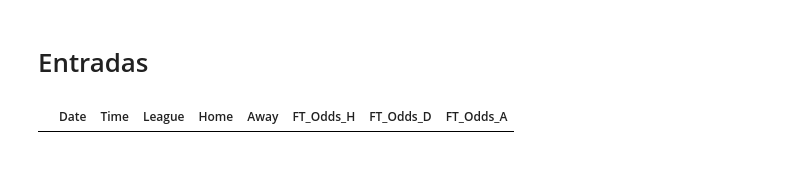
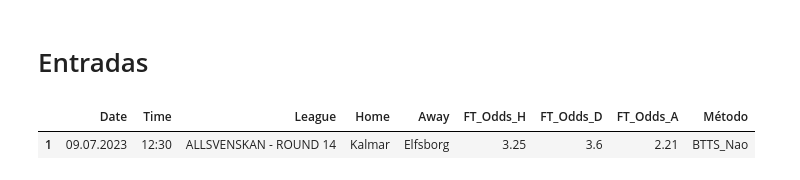
Before and after one commit to IrineuJr1987/DadosParaBet, a Jupyter notebook: Metodo_BTTS_Nao.ipynb, the cells around one changed output. Drawn from its saved outputs; the diff is of its cells as text; code cells hidden in the pictures.

```diff
--- a/Metodo_BTTS_Nao.ipynb
+++ b/Metodo_BTTS_Nao.ipynb
@@ -697,7 +552,21 @@ amanha = data.strftime('%Y-%m-%d')
 #BTTS_Sim
 # %% [markdown]
 # Entradas
-# %%
-BTTS_Nao
-# %% [output]
-|  | Date | Time | League | Home | Away | FT_Odds_H | FT_Odds_D | FT_Odds_A |
+# %%
+BTTS_Nao['Método'] = 'BTTS_Nao'
+try:
+    # Ler a planilha existente (se existir)
+    dados_existentes = pd.read_excel(f'ApostasGeradas\\{amanha}_entradas.xlsx')
+
+    # Concatenar DataFrame aos dados existentes
+    dados_concatenados = pd.concat([dados_existentes, BTTS_Nao], ignore_index=True)
+    # Salvar os dados concatenados na planilha existente
+
+    dados_concatenados.to_excel(f'ApostasGeradas\\{amanha}_entradas.xlsx', index=False)
+except FileNotFoundError:
+    # Se o arquivo não existir, criar um novo com o DataFrame
+    BTTS_Nao.to_excel(f'ApostasGeradas\\{amanha}_entradas.xlsx', index=False)
+BTTS_Nao
+# %% [output]
+|  | Date | Time | League | Home | Away | FT_Odds_H | FT_Odds_D | FT_Odds_A | Método |
+| 1 | 09.07.2023 | 12:30 | ALLSVENSKAN - ROUND 14 | Kalmar | Elfsborg | 3.25 | 3.6 | 2.21 | BTTS_Nao |
```
Also changed, not shown: parts of 11 cells of this notebook, 13 other files.
